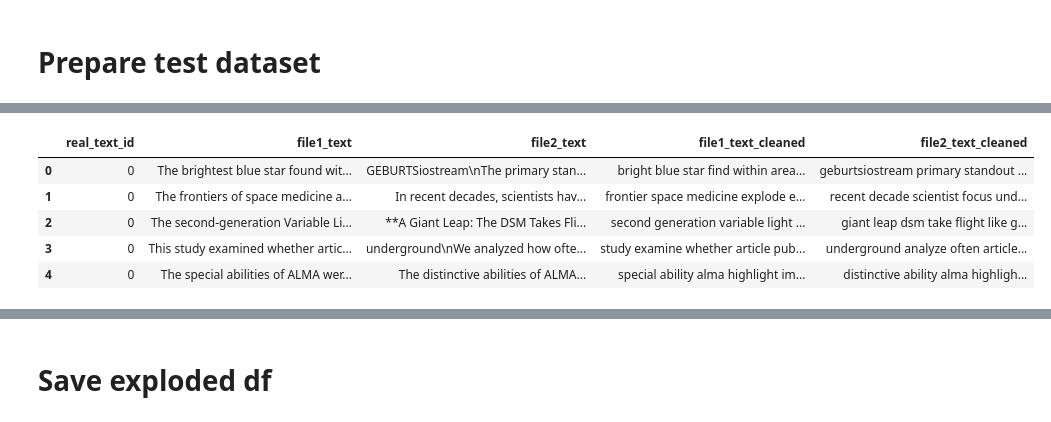
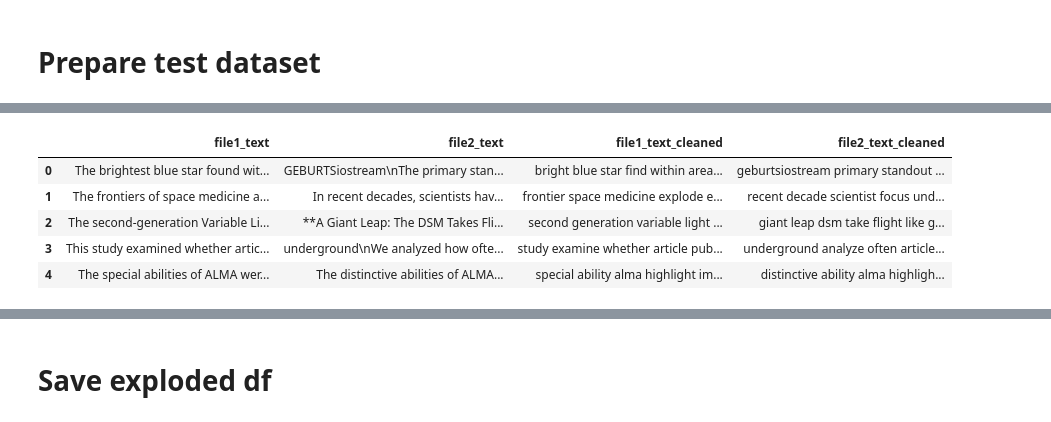
Before and after one commit to photoli93/esa_fake_or_real, a Jupyter notebook: notebooks/02_data_preprocessing.ipynb, the cells around one changed output, grey strips where cells are left out. Saved outputs shown, nothing was run; the diff lists cells and outputs as text; code cells hidden in the pictures.

```diff
--- a/notebooks/02_data_preprocessing.ipynb
+++ b/notebooks/02_data_preprocessing.ipynb
@@ -774,7 +776,6 @@ for folder in article_folders:
         # Use the folder name as a unique ID
         article_id = folder.name
         test_data.append({
-            'real_text_id': 0, # Dummy label for test set
             'file1_text': file1_text,
             'file2_text': file2_text
         })
@@ -805,73 +806,4 @@ test_df['file2_text_cleaned'] = preprocessor.preprocess_dataframe(
 
 print("Test after preprocessing:")
 display(test_df.head())
-
-test_df = analyze_and_chunk_multi(test_df, 'TEST', tokenizers_to_test[0], tokenizer, MAX_LEN, OVERLAP)
-
-rename_map = {
-    'file1_text_cleaned_tokens_distilbert-base-uncased': 'file1_text_cleaned_tokens',
-    'file1_text_cleaned_num_tokens_distilbert-base-uncased': 'file1_text_cleaned_num_tokens',
-    'file2_text_cleaned_tokens_distilbert-base-uncased': 'file2_text_cleaned_tokens',
-    'file2_text_cleaned_num_tokens_distilbert-base-uncased': 'file2_text_cleaned_num_tokens',
-    'file1_text_cleaned_chunks_distilbert-base-uncased': 'file1_text_cleaned_chunks',
-    'file1_text_cleaned_num_chunks_distilbert-base-uncased': 'file1_text_cleaned_num_chunks',
-    'file2_text_cleaned_chunks_distilbert-base-uncased': 'file2_text_cleaned_chunks',
-    'file2_text_cleaned_num_chunks_distilbert-base-uncased': 'file2_text_cleaned_num_chunks'
-}
-
-test_df.rename(columns=rename_map, inplace=True)
-
-exploded_list = []
-
-for col in ['file1_text_cleaned_chunks', 'file2_text_cleaned_chunks']:
-    temp_df = test_df.copy()
-    temp_df['text_chunk'] = temp_df[col]
-    temp_df = temp_df.explode('text_chunk').reset_index(drop=True)
-    temp_df['source'] = col.replace('_text_cleaned_chunks', '')  # file1/file2
-    exploded_list.append(temp_df)
-
-# Concatenate all exploded columns
-test_df_exploded = pd.concat(exploded_list, ignore_index=True)
-
-# # Add labels
-# test_df_exploded['label'] = test_df_exploded.apply(create_label, axis=1)
-
-# Quick check
-print(f"Test set: original rows = {len(test_df)}, exploded rows = {len(test_df_exploded)}")
-display(test_df_exploded.head())
-
-# Remove empty text_chunk
-test_df_exploded = test_df_exploded[~(test_df_exploded.text_chunk == '')]
-
-print("=" * 80)
-print(f"DATA QUALITY CHECKS (TEST SET)")
-print("=" * 80)
-
-for col in ['text_chunk']:
-    print("-" * 80)
-    print(f"Column: {col}")
-    print("-" * 80)
-
-    # Empty texts
-    empty_mask = test_df_exploded[col].apply(lambda x: len(x) == 0 if isinstance(x, list) else pd.isna(x))
-    print(f"Empty texts after preprocessing: {empty_mask.sum()}")
-
-    # Duplicates
-    duplicates = test_df_exploded.duplicated(subset=[col])
-    print(f"Duplicate texts: {duplicates.sum()}")
-
-    # Class distribution
-    print("\nClass distribution:")
-    print(test_df_exploded['real_text_id'].value_counts())
-
-    # Remove problematic samples
-    df_clean = test_df_exploded[~empty_mask].copy()
-    print(f"Samples after removing empty texts: {len(df_clean)}")
-
-    # Optional summary
-    print("\nSample size summary:")
-    print(f"  Original size: {len(test_df_exploded)}")
-    print(f"  After cleaning: {len(df_clean)}")
-    print(f"  Empty removed: {empty_mask.sum()}")
-    print(f"  Duplicates detected: {duplicates.sum()}")
 # %% [output]
@@ -886,7 +818,7 @@ Test shape after cleaning empty files: (1067, 3)
 Test after preprocessing:
-|  | real_text_id | file1_text | file2_text | file1_text_cleaned | file2_text_cleaned |
-| 0 | 0 | The brightest blue star found wit... | GEBURTSiostream\nThe primary stan... | bright blue star find within area... | geburtsiostream primary standout ... |
-| 1 | 0 | The frontiers of space medicine a... | In recent decades, scientists hav... | frontier space medicine explode e... | recent decade scientist focus und... |
-| 2 | 0 | The second-generation Variable Li... | **A Giant Leap: The DSM Takes Fli... | second generation variable light ... | giant leap dsm take flight like g... |
-| 3 | 0 | This study examined whether artic... | underground\nWe analyzed how ofte... | study examine whether article pub... | underground analyze often article... |
-| 4 | 0 | The special abilities of ALMA wer... | The distinctive abilities of ALMA... | special ability alma highlight im... | distinctive ability alma highligh... |
+|  | file1_text | file2_text | file1_text_cleaned | file2_text_cleaned |
+| 0 | The brightest blue star found wit... | GEBURTSiostream\nThe primary stan... | bright blue star find within area... | geburtsiostream primary standout ... |
+| 1 | The frontiers of space medicine a... | In recent decades, scientists hav... | frontier space medicine explode e... | recent decade scientist focus und... |
+| 2 | The second-generation Variable Li... | **A Giant Leap: The DSM Takes Fli... | second generation variable light ... | giant leap dsm take flight like g... |
+| 3 | This study examined whether artic... | underground\nWe analyzed how ofte... | study examine whether article pub... | underground analyze often article... |
+| 4 | The special abilities of ALMA wer... | The distinctive abilities of ALMA... | special ability alma highlight im... | distinctive ability alma highligh... |
```
Also changed, not shown: parts of 6 cells of this notebook.
